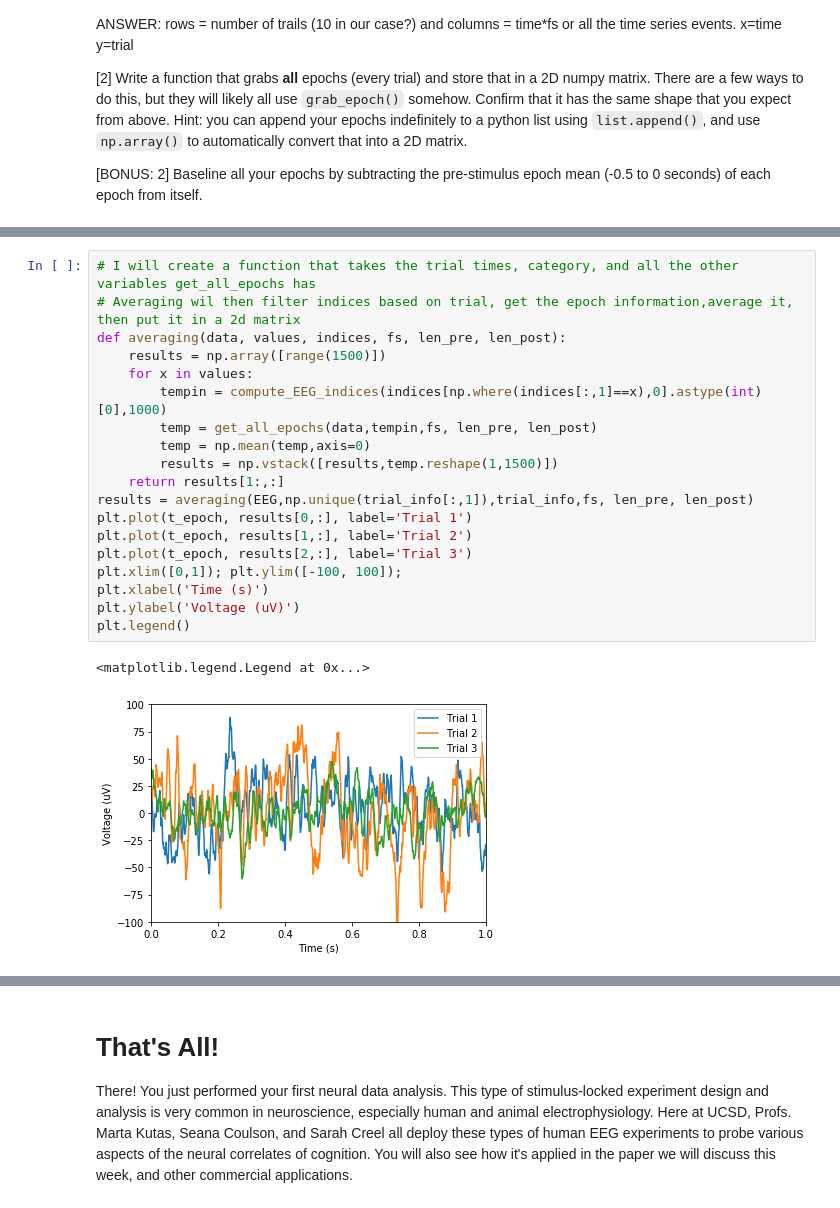
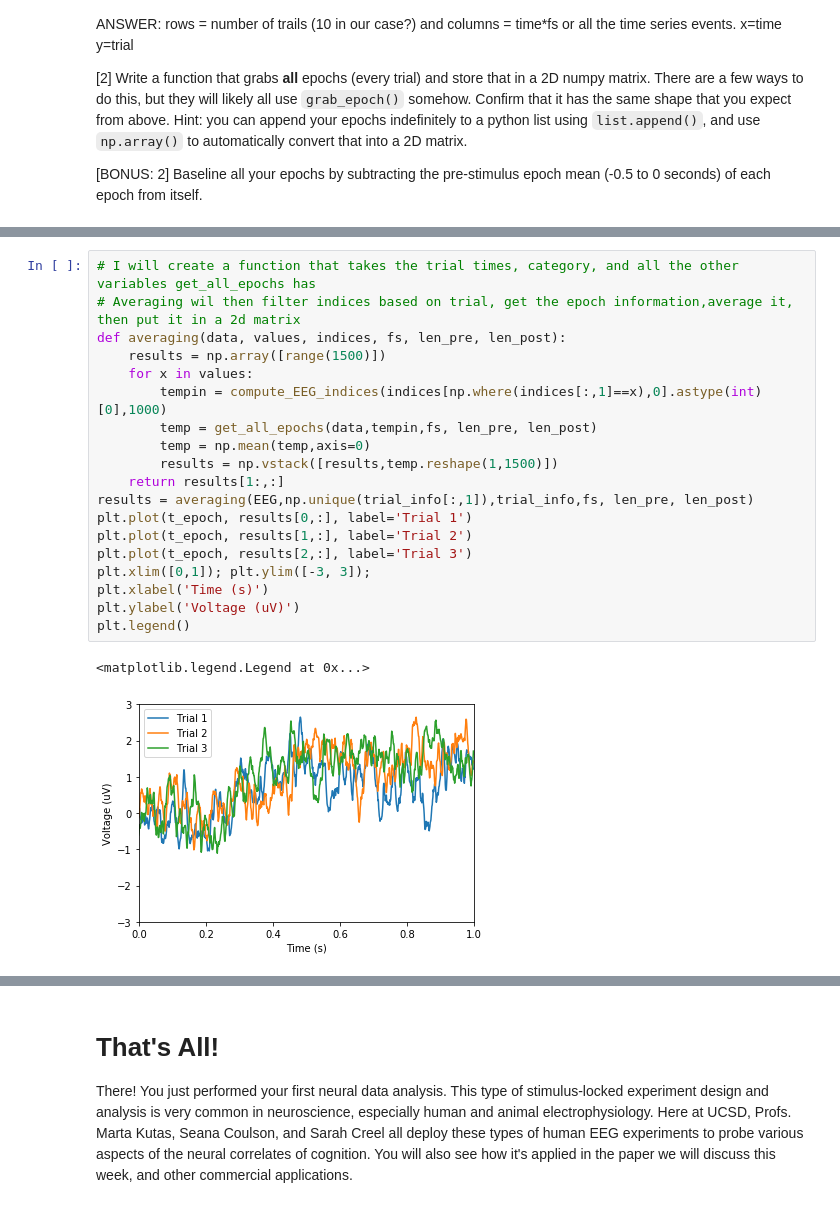
Before and after one commit to kevinice95/COGS118C, a Jupyter notebook: Assignments/A1-SamplingTimeSeries.ipynb, the cells around one changed output, grey strips where cells are left out. Saved outputs shown, nothing was run; the diff lists cells and outputs as text.

```diff
--- a/Assignments/A1-SamplingTimeSeries.ipynb
+++ b/Assignments/A1-SamplingTimeSeries.ipynb
@@ -299,22 +300,22 @@ Your plot should look something like:
 # %%
 # I will create a function that takes the trial times, category, and all the other variables get_all_epochs has
 # Averaging wil then filter indices based on trial, get the epoch information,average it, then put it in a 2d matrix
 def averaging(data, values, indices, fs, len_pre, len_post):
     results = np.array([range(1500)])
     for x in values:
         tempin = compute_EEG_indices(indices[np.where(indices[:,1]==x),0].astype(int)[0],1000)
         temp = get_all_epochs(data,tempin,fs, len_pre, len_post)
         temp = np.mean(temp,axis=0)
         results = np.vstack([results,temp.reshape(1,1500)])
     return results[1:,:]
 results = averaging(EEG,np.unique(trial_info[:,1]),trial_info,fs, len_pre, len_post)
 plt.plot(t_epoch, results[0,:], label='Trial 1')
 plt.plot(t_epoch, results[1,:], label='Trial 2')
 plt.plot(t_epoch, results[2,:], label='Trial 3')
-plt.xlim([0,1]); plt.ylim([-100, 100]);
+plt.xlim([0,1]); plt.ylim([-3, 3]);
 plt.xlabel('Time (s)')
 plt.ylabel('Voltage (uV)')
 plt.legend()
 # %% [output]
 <matplotlib.legend.Legend at 0x...>
-[figure, old version]
+[figure, new version]
```
Also changed, not shown: parts of 6 cells of this notebook.
